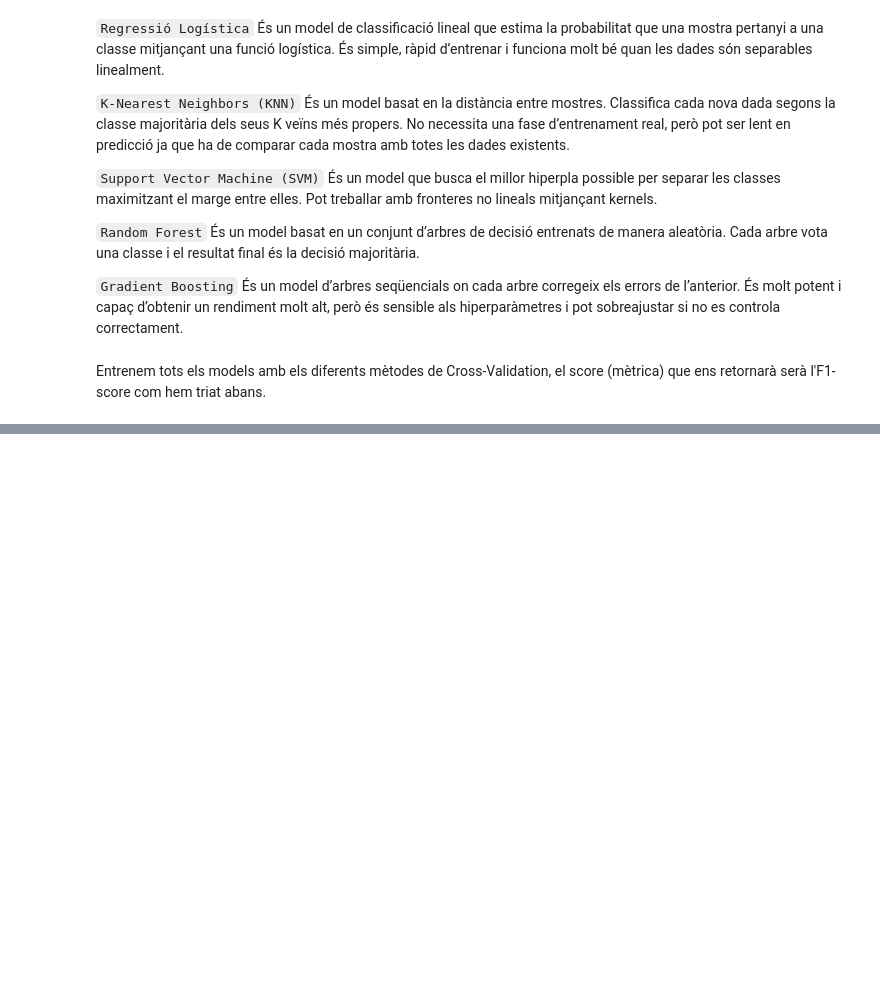
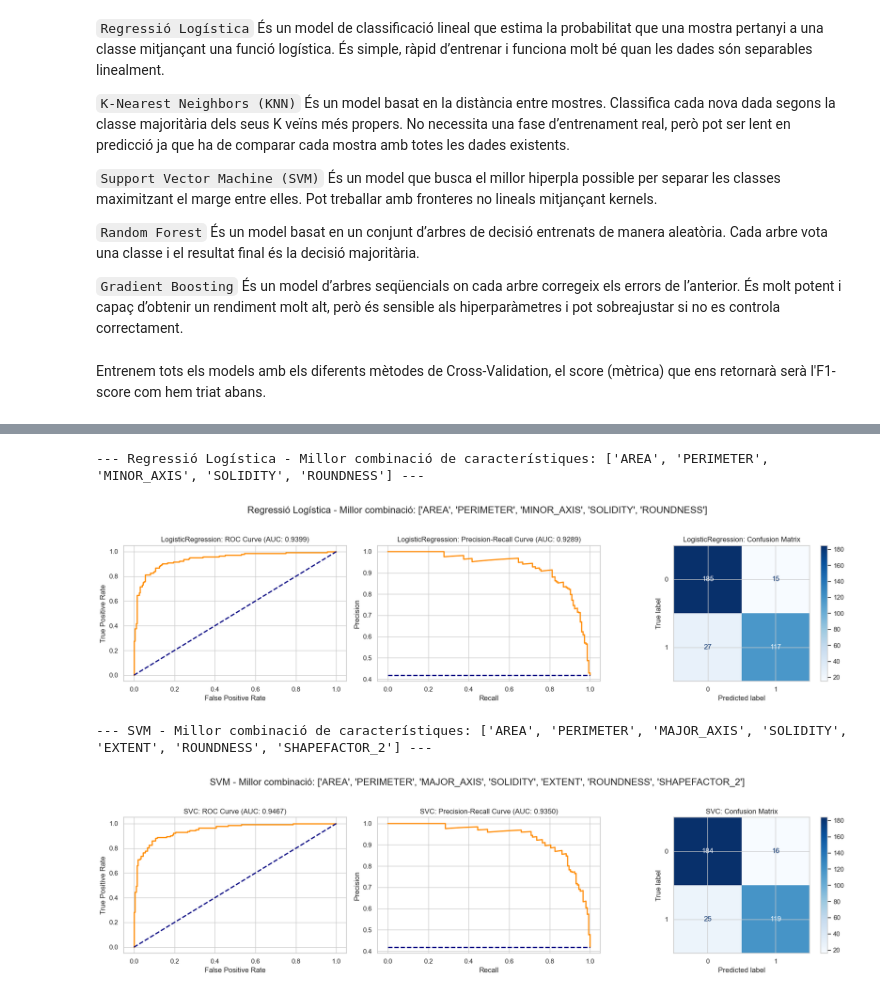
Before and after one commit to NIU1718117/Cas_Kaggle_Pistatxo, a Jupyter notebook: KAGGLE.ipynb, the cells around one changed output, grey strips where cells are left out. Cells and saved outputs as stored; diff of their text form; code cells hidden in the pictures; blank space fills up the shorter version.

```diff
--- a/KAGGLE.ipynb
+++ b/KAGGLE.ipynb
@@ -1457,0 +1460,10 @@ results_df
+# %%
+top_results = (
+    results_df
+        .sort_values(by=["Model", "Test F1 (mean)"], ascending=[True, False])
+        .groupby("Model", group_keys=False)
+        .head(5)
+        .reset_index(drop=True)
+)
+
+display(top_results)
@@ -1457,0 +1482,36 @@ results_df
+# %%
+# Agafar només la millor combinació per model segons el Test F1 (mean)
+best_per_model = (
+    top_results
+    .sort_values(by=["Model", "Test F1 (mean)"], ascending=[True, False])
+    .groupby("Model", group_keys=False)
+    .head(1)
+    .reset_index(drop=True)
+)
+
+display(best_per_model)
+
+for idx, row in best_per_model.iterrows():
+    model_name = row["Model"]
+    features = list(row["Features"])
+    print(f"\n--- {model_name} - Millor combinació de característiques: {features} ---")
+
+    hyperparams = best_params.get(model_name, {})
+    df_subset = df_net[features + ["Class"]]
+
+    model = Model(
+        model_class=MILLORS_MODELS[model_name],
+        dataframe=df_subset,
+        target="Class",
+        hyperparameters=hyperparams
+    )
+    model.predict()
+
+    fig, axes = plt.subplots(1, 3, figsize=(18, 5))
+    Plotter.plot_roc(model, plot_ax=axes[0])
+    Plotter.plot_pr(model, plot_ax=axes[1])
+    Plotter.plot_confusion_matrix(model, plot_ax=axes[2])
+    plt.suptitle(f"{model_name} - Millor combinació: {features}", fontsize=16)
+    plt.tight_layout(rect=[0, 0.03, 1, 0.95])
+    plt.show()
+# %% [output]
@@ -1457,0 +1521,4 @@ results_df
+--- Regressió Logística - Millor combinació de característiques: ['AREA', 'PERIMETER', 'MINOR_AXIS', 'SOLIDITY', 'ROUNDNESS'] ---
+[figure, added]
+--- SVM - Millor combinació de característiques: ['AREA', 'PERIMETER', 'MAJOR_AXIS', 'SOLIDITY', 'EXTENT', 'ROUNDNESS', 'SHAPEFACTOR_2'] ---
+[figure, added]
```
Also changed, not shown: parts of 30 cells of this notebook.
